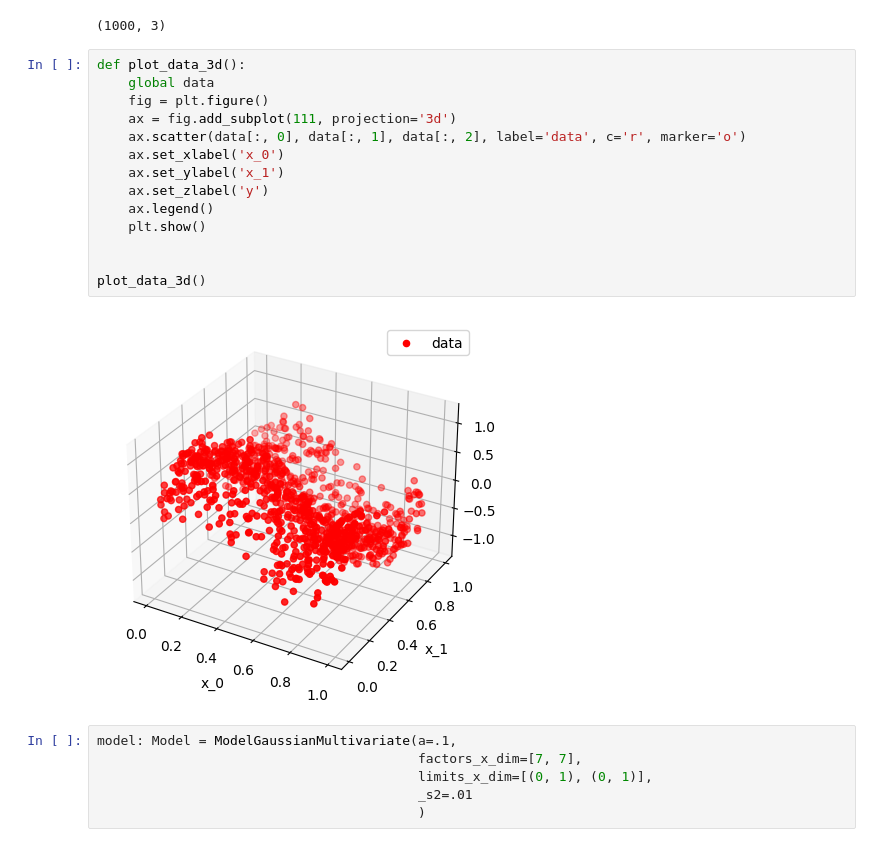
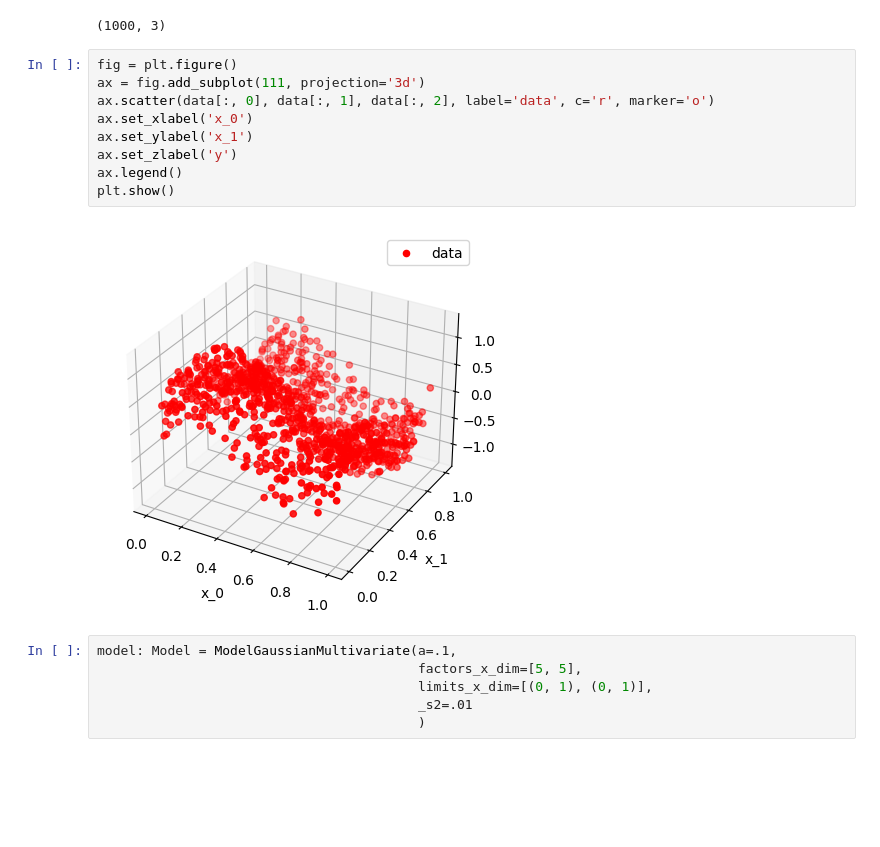
Before and after one commit to dayan3847/machine_learning, a Jupyter notebook: 2_3_multivariate_gaussian/linear_regression/data_sin_2d_linear_regression.ipynb, the cells around one changed output. Drawn from its saved outputs; the diff is of its cells as text; blank space fills up the shorter version.

```diff
--- a/2_3_multivariate_gaussian/linear_regression/data_sin_2d_linear_regression.ipynb
+++ b/2_3_multivariate_gaussian/linear_regression/data_sin_2d_linear_regression.ipynb
@@ -21,24 +21,19 @@ data.shape
 # %% [output]
 (1000, 3)
 # %%
-def plot_data_3d():
-    global data
-    fig = plt.figure()
-    ax = fig.add_subplot(111, projection='3d')
-    ax.scatter(data[:, 0], data[:, 1], data[:, 2], label='data', c='r', marker='o')
-    ax.set_xlabel('x_0')
-    ax.set_ylabel('x_1')
-    ax.set_zlabel('y')
-    ax.legend()
-    plt.show()
-
-
-plot_data_3d()
+fig = plt.figure()
+ax = fig.add_subplot(111, projection='3d')
+ax.scatter(data[:, 0], data[:, 1], data[:, 2], label='data', c='r', marker='o')
+ax.set_xlabel('x_0')
+ax.set_ylabel('x_1')
+ax.set_zlabel('y')
+ax.legend()
+plt.show()
 # %% [output]
-[figure, old version]
+[figure, new version]
 # %%
 model: Model = ModelGaussianMultivariate(a=.1,
-                                         factors_x_dim=[7, 7],
+                                         factors_x_dim=[5, 5],
                                          limits_x_dim=[(0, 1), (0, 1)],
                                          _s2=.01
                                          )
```
Also changed, not shown: parts of 4 cells of this notebook, 12 other files.
